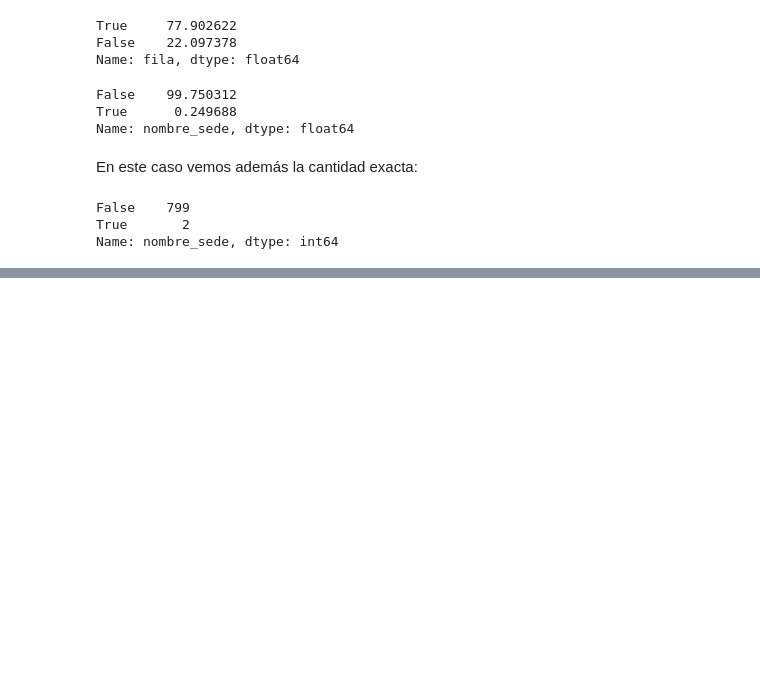
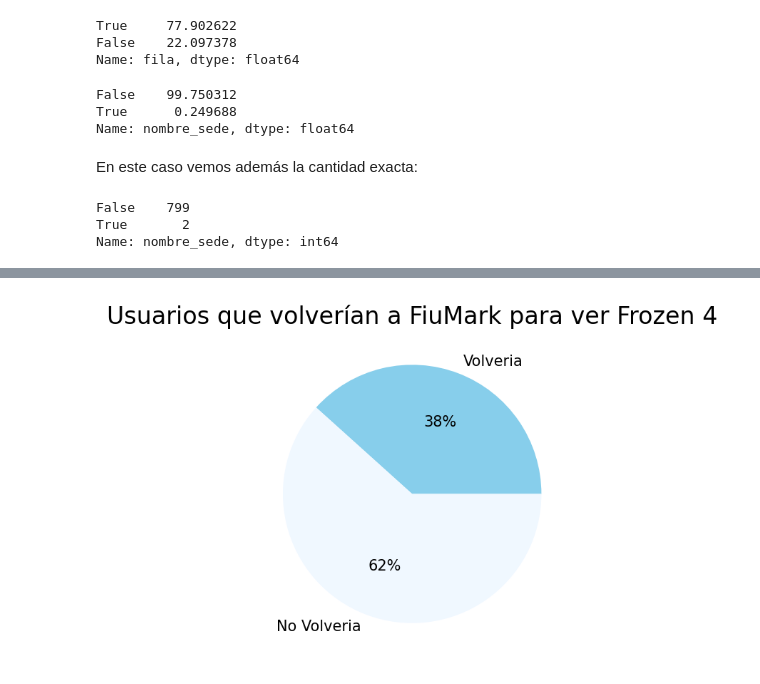
Before and after one commit to jalbarrac/datos-tp, a Jupyter notebook: tp1_dev_2.ipynb, the cells around one changed output, grey strips where cells are left out. Cells and saved outputs as stored; diff of their text form; code cells hidden in the pictures; blank space fills up the shorter version.

```diff
--- a/tp1_dev_2.ipynb
+++ b/tp1_dev_2.ipynb
@@ -129,0 +194,13 @@ Name: nombre_sede, dtype: int64
+# %%
+fig, ax = plt.subplots(dpi=(150))
+
+volveria = df_full_1['volveria'].replace({1:"Volveria", 0:"No volveria"}).value_counts().sort_index(ascending=False)
+
+_labels = ['Volveria', 'No Volveria']
+_colors = ['skyblue', 'aliceblue']
+
+ax.set_title("Usuarios que volverían a FiuMark para ver Frozen 4", fontsize=16)
+ax.pie(volveria, colors=_colors, autopct="%1.0f%%", labels=_labels)
+plt.show()
+# %% [output]
+[figure, added]
```
Also changed, not shown: parts of 69 cells of this notebook.
